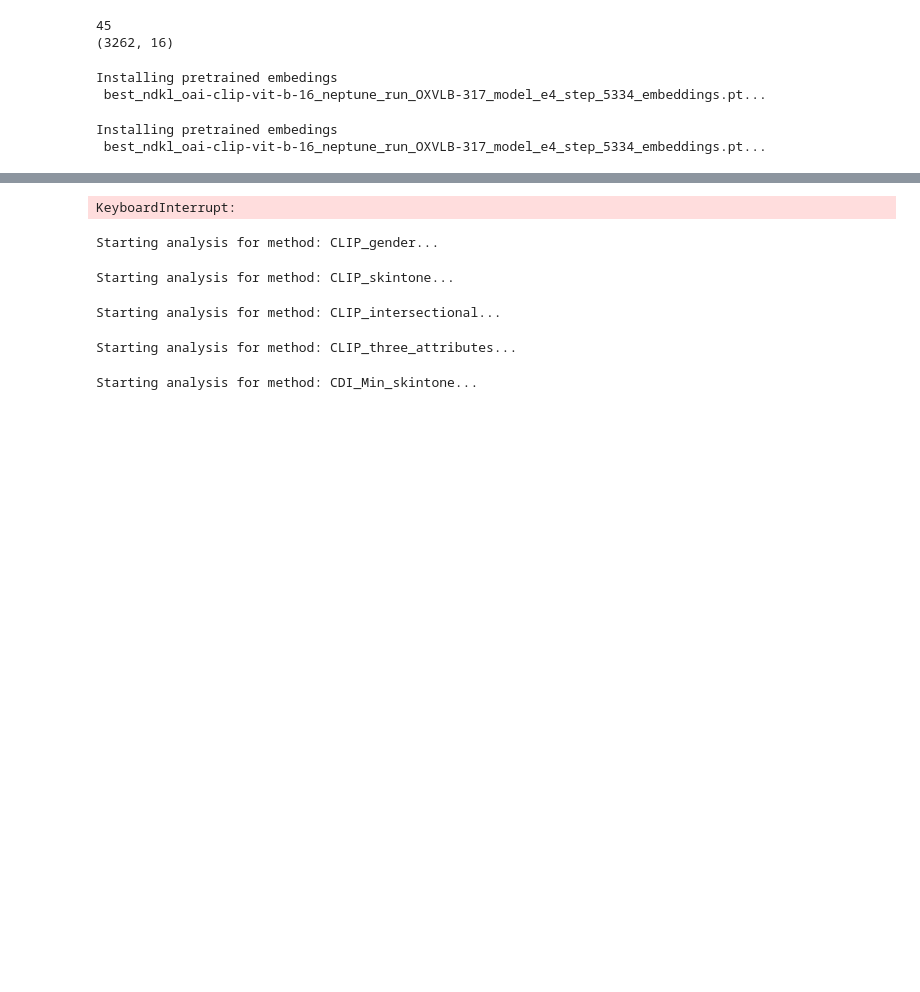
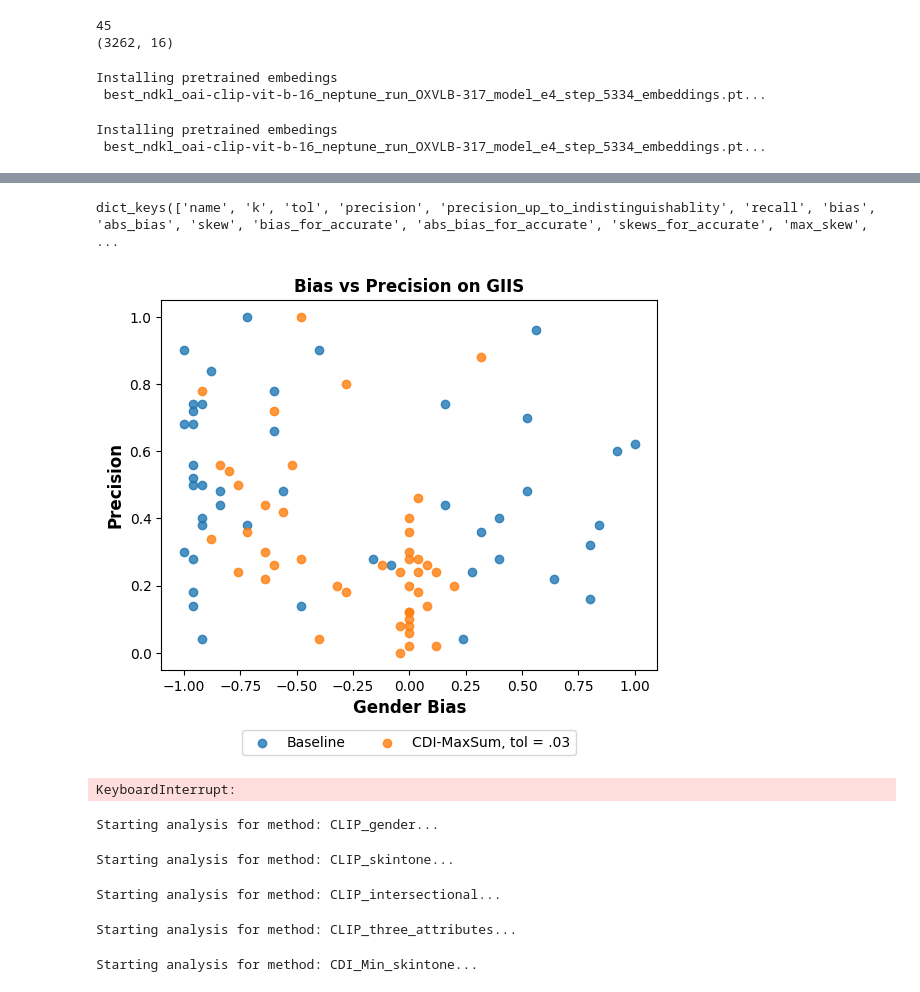
Before and after one commit to apg123/Thesis_CDI, a Jupyter notebook: experiments_gender_in_image_search.ipynb, the cells around one changed output, grey strips where cells are left out. Drawn from its saved outputs; the diff is of its cells as text; code cells hidden in the pictures; blank space fills up the shorter version.

```diff
--- a/experiments_gender_in_image_search.ipynb
+++ b/experiments_gender_in_image_search.ipynb
@@ -457,22 +193,22 @@ true_rates = [[data[data['search_term'] == cat].iloc[0].search_p_women for cat i
 totals_by_cat = {cat: len(data[data['search_term'] == cat]) for cat in catagories}
 image_database.define_coordinate_mapping(['image_gender'], [['man']], [['woman']])
 
-run_analysis(lambda x: image_database.search(x, 25), 25, None, baseline_metrics, catagories, 'search_term', indistinguisable_values, ['image_gender'], [['woman']], [['man']], true_rates, totals_by_cat)
-run_analysis(lambda x: image_database.distinct_retrival(x, 25, tol=.02, method='max_sum'), 25, .02, divimage_max_sum_metrics, catagories, 'search_term', indistinguisable_values, ['image_gender'], [['woman']], [['man']], true_rates, totals_by_cat)
-run_analysis(lambda x: image_database.distinct_retrival(x, 25, tol=.02, method='max_min'), 25, .02, divimage_max_min_metrics, catagories, 'search_term', indistinguisable_values, ['image_gender'], [['woman']], [['man']], true_rates, totals_by_cat)
-run_analysis(lambda x: image_database.distinct_retrival(x, 25, tol=.02, method='random'), 25, .02, random_from_similar_set_metrics, catagories, 'search_term', indistinguisable_values, ['image_gender'], [['woman']], [['man']], true_rates, totals_by_cat)
-run_analysis(lambda x: image_database.distinct_retrival(x, 25, tol=.04, method='max_sum'), 25, .04, divimage_max_sum_metrics_larger_tol, catagories, 'search_term', indistinguisable_values, ['image_gender'], [['woman']], [['man']], true_rates, totals_by_cat)
-run_analysis(lambda x: image_database.distinct_retrival(x, 25, tol=.04, method='max_min'), 25, .04, divimage_max_min_metrics_larger_tol, catagories, 'search_term', indistinguisable_values, ['image_gender'], [['woman']], [['man']], true_rates, totals_by_cat)
-run_analysis(lambda x: image_database.distinct_retrival(x, 25, tol=.04, method='random'), 25, .04, random_from_similar_set_metrics_larger_tol, catagories, 'search_term', indistinguisable_values, ['image_gender'], [['woman']], [['man']], true_rates, totals_by_cat)
-run_analysis(lambda x: image_database.pbm(x, 25, eps=0), 25, None, pbm_metrics, catagories, 'search_term', indistinguisable_values, ['image_gender'], [['woman']], [['man']], true_rates, totals_by_cat)
-image_database.define_pbm_classes(["unknown gender and skin-tone", "light-skinned man", "light-skinned woman", "dark-skinned man", "dark-skinned woman"])
-run_analysis(lambda x: image_database.pbm(x, 25, eps=0), 25, None, pbm_intersectional_metrics, catagories, 'search_term', indistinguisable_values, ['image_gender'], [['woman']], [['man']], true_rates, totals_by_cat)
-run_analysis(lambda x: debias_database.search(x, 25), 25, None, debias_clip_metrics, catagories, 'search_term', indistinguisable_values, ['image_gender'], [['woman']], [['man']], true_rates, totals_by_cat)
-run_analysis(lambda x: image_database.distinct_retrival(x, 25, tol=.02, method='true_labels'), 25, .02, true_labels, catagories, 'search_term', indistinguisable_values, ['image_gender'], [['woman']], [['man']], true_rates, totals_by_cat)
-run_analysis(lambda x: image_database.distinct_retrival(x, 25, tol=.04, method='true_labels'), 25, .04, true_labels_larger_tol, catagories, 'search_term', indistinguisable_values, ['image_gender'], [['woman']], [['man']], true_rates, totals_by_cat)
+run_analysis(lambda x: image_database.search(x, 50), 50, None, baseline_metrics, catagories, 'search_term', indistinguisable_values, ['image_gender'], [['woman']], [['man']], true_rates, totals_by_cat)
+run_analysis(lambda x: image_database.distinct_retrival(x, 50, tol=.03, method='max_sum'), 50, .03, divimage_max_sum_metrics, catagories, 'search_term', indistinguisable_values, ['image_gender'], [['woman']], [['man']], true_rates, totals_by_cat)
+#run_analysis(lambda x: image_database.distinct_retrival(x, 25, tol=.02, method='max_min'), 25, .02, divimage_max_min_metrics, catagories, 'search_term', indistinguisable_values, ['image_gender'], [['woman']], [['man']], true_rates, totals_by_cat)
+#run_analysis(lambda x: image_database.distinct_retrival(x, 25, tol=.02, method='random'), 25, .02, random_from_similar_set_metrics, catagories, 'search_term', indistinguisable_values, ['image_gender'], [['woman']], [['man']], true_rates, totals_by_cat)
+#run_analysis(lambda x: image_database.distinct_retrival(x, 25, tol=.04, method='max_sum'), 25, .04, divimage_max_sum_metrics_larger_tol, catagories, 'search_term', indistinguisable_values, ['image_gender'], [['woman']], [['man']], true_rates, totals_by_cat)
+#run_analysis(lambda x: image_database.distinct_retrival(x, 25, tol=.04, method='max_min'), 25, .04, divimage_max_min_metrics_larger_tol, catagories, 'search_term', indistinguisable_values, ['image_gender'], [['woman']], [['man']], true_rates, totals_by_cat)
+#run_analysis(lambda x: image_database.distinct_retrival(x, 25, tol=.04, method='random'), 25, .04, random_from_similar_set_metrics_larger_tol, catagories, 'search_term', indistinguisable_values, ['image_gender'], [['woman']], [['man']], true_rates, totals_by_cat)
+#run_analysis(lambda x: image_database.pbm(x, 25, eps=0), 25, None, pbm_metrics, catagories, 'search_term', indistinguisable_values, ['image_gender'], [['woman']], [['man']], true_rates, totals_by_cat)
+#image_database.define_pbm_classes(["unknown gender and skin-tone", "light-skinned man", "light-skinned woman", "dark-skinned man", "dark-skinned woman"])
+#run_analysis(lambda x: image_database.pbm(x, 25, eps=0), 25, None, pbm_intersectional_metrics, catagories, 'search_term', indistinguisable_values, ['image_gender'], [['woman']], [['man']], true_rates, totals_by_cat)
+#run_analysis(lambda x: debias_database.search(x, 25), 25, None, debias_clip_metrics, catagories, 'search_term', indistinguisable_values, ['image_gender'], [['woman']], [['man']], true_rates, totals_by_cat)
+#run_analysis(lambda x: image_database.distinct_retrival(x, 25, tol=.02, method='true_labels'), 25, .02, true_labels, catagories, 'search_term', indistinguisable_values, ['image_gender'], [['woman']], [['man']], true_rates, totals_by_cat)
+#run_analysis(lambda x: image_database.distinct_retrival(x, 25, tol=.04, method='true_labels'), 25, .04, true_labels_larger_tol, catagories, 'search_term', indistinguisable_values, ['image_gender'], [['woman']], [['man']], true_rates, totals_by_cat)
 
 
-df = parse_analysis([baseline_metrics, divimage_max_sum_metrics, divimage_max_min_metrics, random_from_similar_set_metrics, divimage_max_sum_metrics_larger_tol, divimage_max_min_metrics_larger_tol, random_from_similar_set_metrics_larger_tol, pbm_metrics, pbm_intersectional_metrics, debias_clip_metrics, true_labels, true_labels_larger_tol], ['gender'])
+#df = parse_analysis([baseline_metrics, divimage_max_sum_metrics, divimage_max_min_metrics, random_from_similar_set_metrics, divimage_max_sum_metrics_larger_tol, divimage_max_min_metrics_larger_tol, random_from_similar_set_metrics_larger_tol, pbm_metrics, pbm_intersectional_metrics, debias_clip_metrics, true_labels, true_labels_larger_tol], ['gender'])
 """plt.hist(baseline_metrics['precision'] - divimage_metrics['precision'])
 plt.show()
 
@@ -482,5 +218,5 @@ plt.show()"""
 #print(f"Baseline Average Bias: {np.mean(baseline_metrics['bias'])}, DivImage Average Bias: {np.mean(divimage_metrics['bias'])}")
 
 #print(divimage_metrics['bias'])
-print(df)
+#print(df)
 # %% [output]
@@ -523,3 +224,18 @@ Length: 3262, dtype: object
+# %%
+print(baseline_metrics.keys())
+#print(baseline_metrics['bias'])
+divimage_max_sum_metrics
+
+plt.scatter(baseline_metrics['bias'], baseline_metrics['precision'], alpha=.8)
+plt.scatter(divimage_max_sum_metrics['bias'], divimage_max_sum_metrics['precision'], alpha=.8)
+plt.title("Bias vs Precision on GIIS", weight='bold')
+plt.xlabel("Gender Bias", weight='bold', fontsize=12)
+plt.ylabel("Precision", weight='bold', fontsize=12)
+plt.legend(["Baseline", "CDI-MaxSum, tol = .03"], loc='lower center', bbox_to_anchor=(0.5, -0.25), ncol=2)
+plt.show()
+# %% [output]
+dict_keys(['name', 'k', 'tol', 'precision', 'precision_up_to_indistinguishablity', 'recall', 'bias', 'abs_bias', 'skew', 'bias_for_accurate', 'abs_bias_for_accurate', 'skews_for_accurate', 'max_skew', ...
+[figure, added]
 # %%
 ### For precision-bias and recall-bias graphs --
 
```
Also changed, not shown: parts of 5 cells of this notebook, 18 other files.
